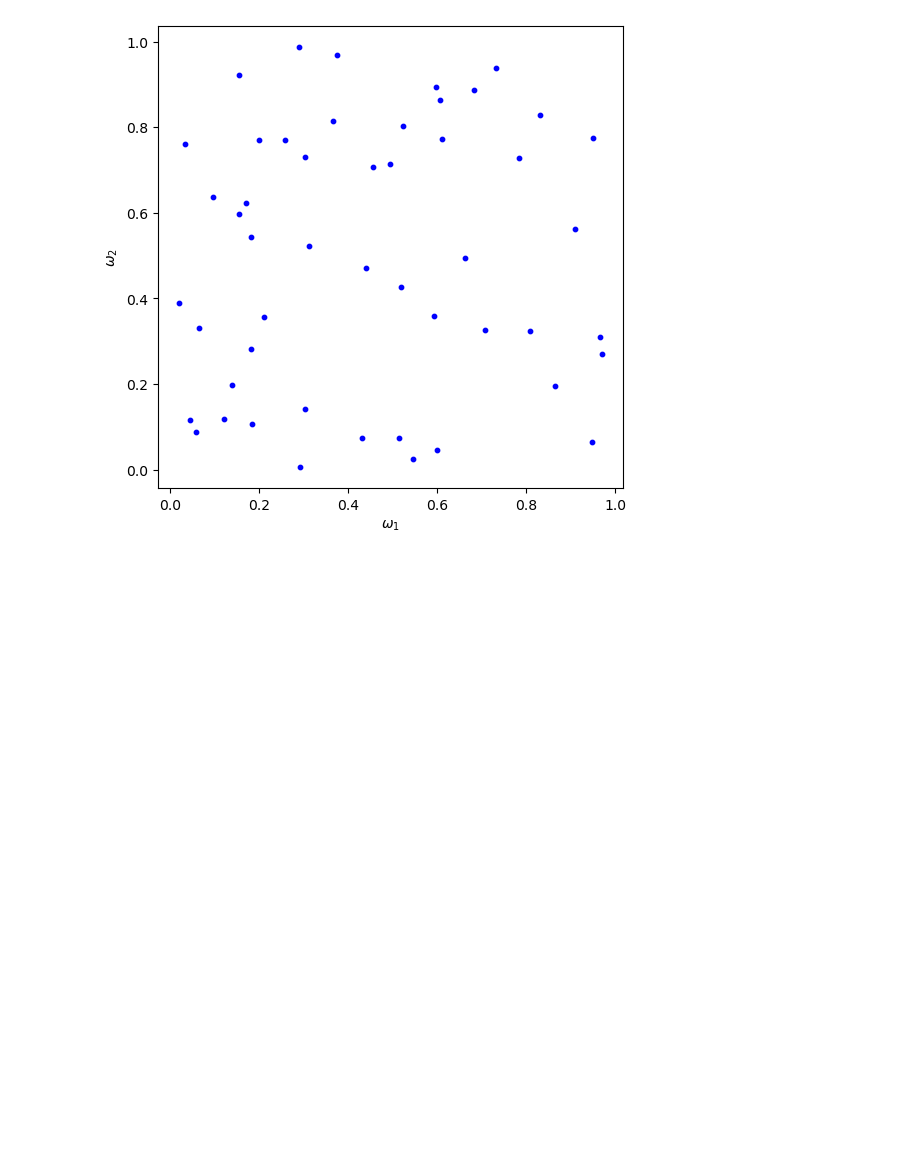
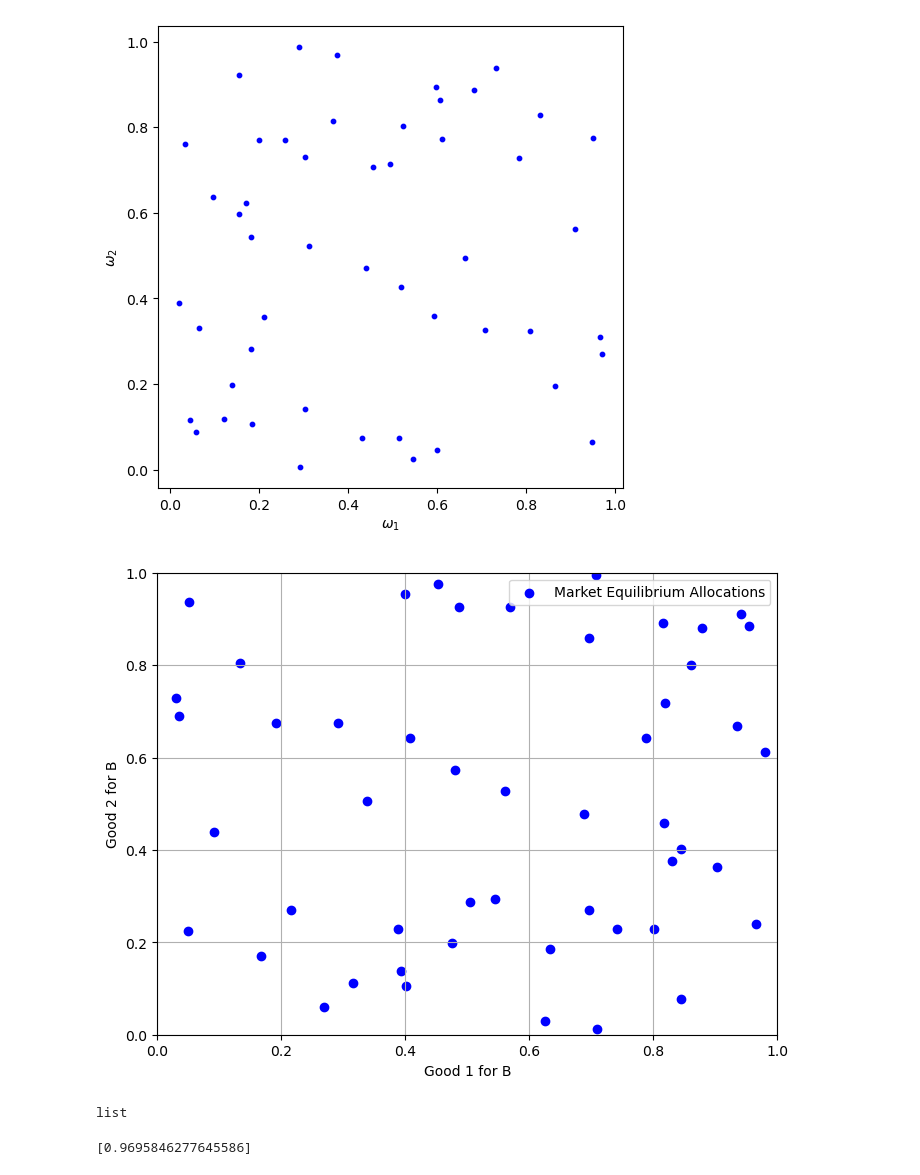
Before and after one commit to NumEconCopenhagen/projects-2024-darja-eloise-christian, a Jupyter notebook: inauguralproject/darja_work.ipynb, the cells around one changed output. Cells and saved outputs as stored; diff of their text form; code cells hidden in the pictures; blank space fills up the shorter version.

```diff
--- a/inauguralproject/darja_work.ipynb
+++ b/inauguralproject/darja_work.ipynb
@@ -617,3 +615,46 @@ ax_A.scatter(omega_1, omega_2, color='blue', label='Pareto Improvements', s=10)
 # %% [output]
 <matplotlib.collections.PathCollection at 0x...>
 [figure]
+# %%
+wB2_values = []
+wB1_values = []
+
+for wA1 in omega_1:
+    wB1_values.append(1-wA1)
+
+
+for wA2 in omega_2:
+        wB2_values.append(1-wA2)
+
+
+len(wB2_values)
+len(wB1_values)
+
+
+plt.figure(figsize=(8, 6))
+plt.scatter(wB1_values, wB2_values, label='Market Equilibrium Allocations', color='blue')
+plt.xlabel('Good 1 for B')
+plt.ylabel('Good 2 for B')
+#plt.title('Edgeworth Box - Market Equilibrium Allocations')
+plt.xlim(0, 1)
+plt.ylim(0, 1)
+plt.legend()
+plt.grid(True)
+plt.show()
+# %% [output]
+[figure, added]
+# %%
+
+type(omega_1)
+omega_1_list = np.ndarray.tolist(omega_1)
+type(omega_1_list)
+
+type(omega_2)
+omega_2_list = np.ndarray.tolist(omega_2)
+type(omega_2_list)
+# %% [output]
+list
+# %%
+omega_2_list[0]
+# %% [output]
+[0.9695846277645586]
```
Also changed, not shown: parts of 8 cells of this notebook.
